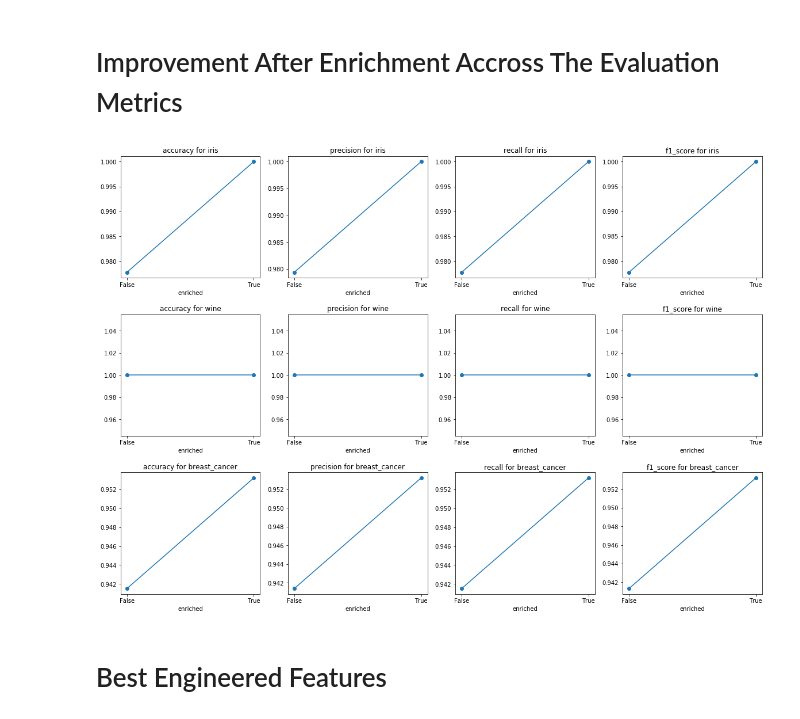
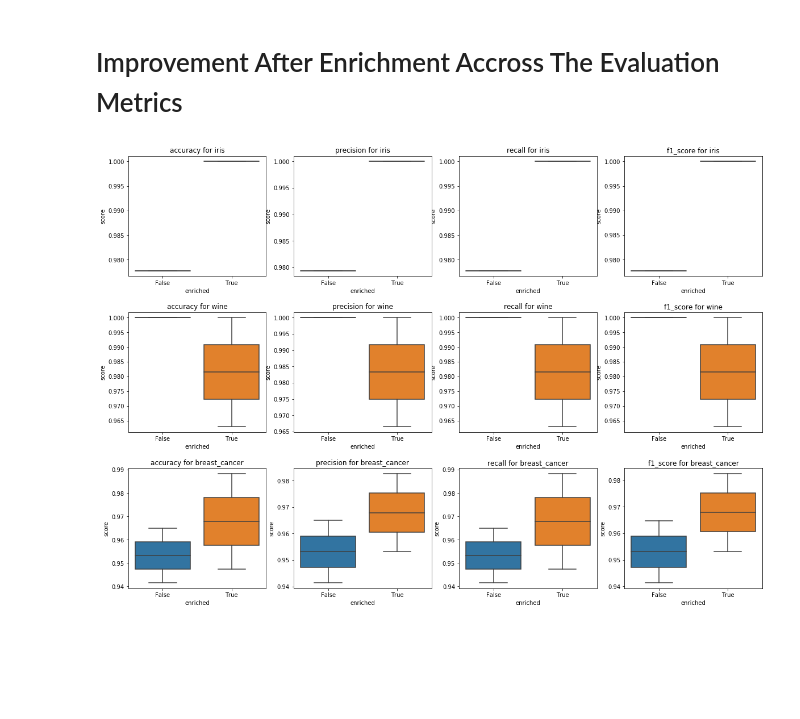
Before and after one commit to rossrco/experiments, a Jupyter notebook: machine_learning_combinatorics/feature_engineer_testing.ipynb, the cells around one changed output. Drawn from its saved outputs; the diff is of its cells as text; code cells hidden in the pictures; blank space fills up the shorter version.

```diff
--- a/machine_learning_combinatorics/feature_engineer_testing.ipynb
+++ b/machine_learning_combinatorics/feature_engineer_testing.ipynb
@@ -133,0 +89,4 @@ processing  breast_cancer
+# %%
+splitter = {'splitter' : train_test_split,
+            'kwargs' : {'test_size' : hyperparameters['test_size'],
+                        'random_state' : hyperparameters['random_seed']}}
@@ -134,3 +132,37 @@ processing  breast_cancer
+# %%
+results = pd.DataFrame(columns = ['dataset', 'enriched', 'metric', 'model', 'score'])
+fitted_models = pd.DataFrame(columns = ['dataset', 'enriched', 'metric', 'model', 'trained_model'])
+engine_columns = pd.DataFrame(columns = ['dataset', 'enriched', 'metric', 'model', 'best_columns'])
+# %%
+for enriched in [True, False]:
+    for dataset_name, dataset in datasets.items():
+        for metric_name, metric in metrics.items():
+            for model_name, model in models.items():
+
+                eng = fe.FeatureEngineer(model = model,
+                         scorer = metric['metric'],
+                         splitter = splitter['splitter'],
+                         n_best = hyperparameters['n_best'],
+                         scorer_kwargs = metric['kwargs'],
+                         splitter_kwargs = splitter['kwargs'])
+
+                X_train, X_test, y_train, y_test = splitter['splitter'](dataset.drop('target', axis = 1),
+                                                                        dataset.target,
+                                                                        **splitter['kwargs'])
+
+
+                if enriched:
+                    X_train, X_test = enrich_data(eng, X_train, X_test, y_train)
+
+                model.fit(X_train, y_train)
+                y_pred = model.predict(X_test)
+
+                score = metric['metric'](y_test, y_pred, **metric['kwargs'])
+
+                to_append = pd.DataFrame([[dataset_name, enriched, metric_name, model_name, score]],
+                                         columns = results.columns)
+
+                results = results.append(to_append, ignore_index = True)
 # %% [markdown]
 # Results Before and After Enrichment
 # %%
@@ -158,19 +190,15 @@ results.sort_values(by = ['dataset', 'metric', 'enriched'])
 # %%
 fig = plt.figure(figsize = (20, 14))
 len_x = len(results.dataset.unique())
 len_y = len(results.metric.unique())
 i = 0
 for dataset in results.dataset.unique():
     for metric in results.metric.unique():
         i += 1
         ax = plt.subplot(len_x, len_y, i)
         to_plot = results[(results.dataset == dataset) & (results.metric == metric)]
-        x_ticks = np.arange(len(to_plot.enriched))
-        ax.plot(x_ticks, to_plot.value, marker = 'o')
         ax.set_title('%s for %s' % (metric, dataset))
-        ax.set_xticks(x_ticks)
-        ax.set_xticklabels(to_plot.enriched.tolist())
-        ax.set_xlabel('enriched')
+        sns.boxplot(x = 'enriched', y = 'score', data = to_plot)
 plt.subplots_adjust(hspace = 0.3)
 # %% [output]
-[figure, old version]
+[figure, new version]
@@ -185,2 +204,0 @@ for dataset, dataset_res in engines.items():
-# %% [markdown]
-# Best Engineered Features
```
Also changed, not shown: parts of 29 cells of this notebook, 1 other file.
